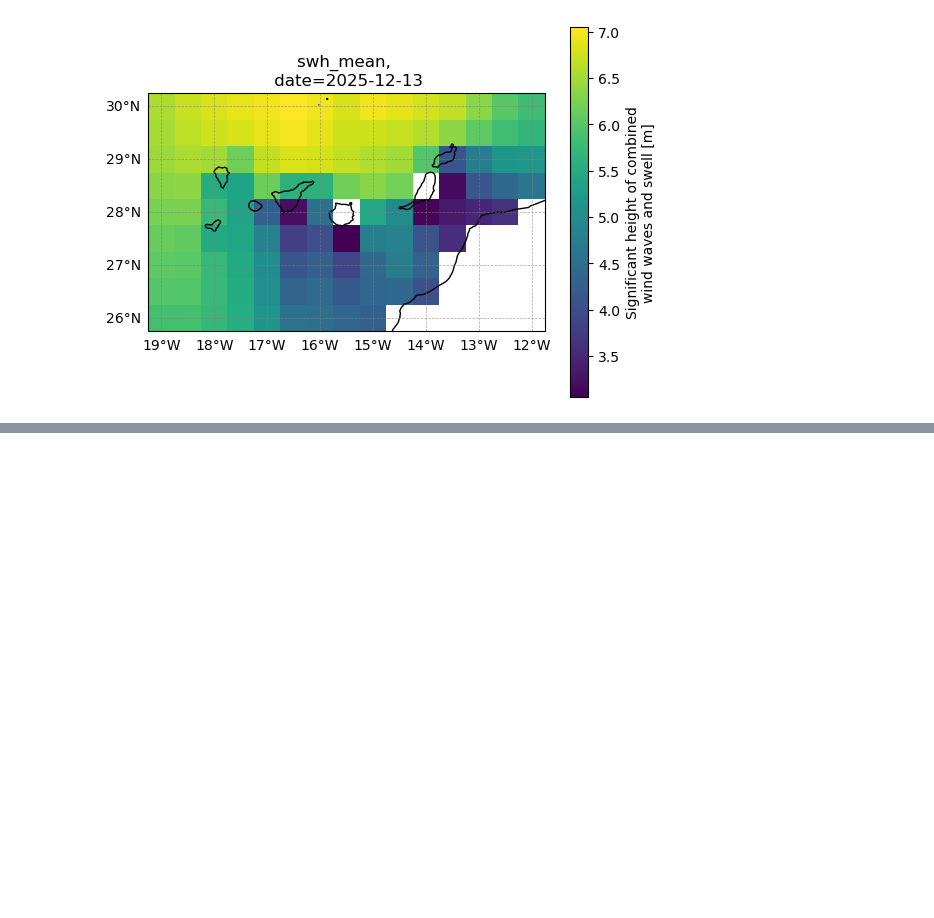
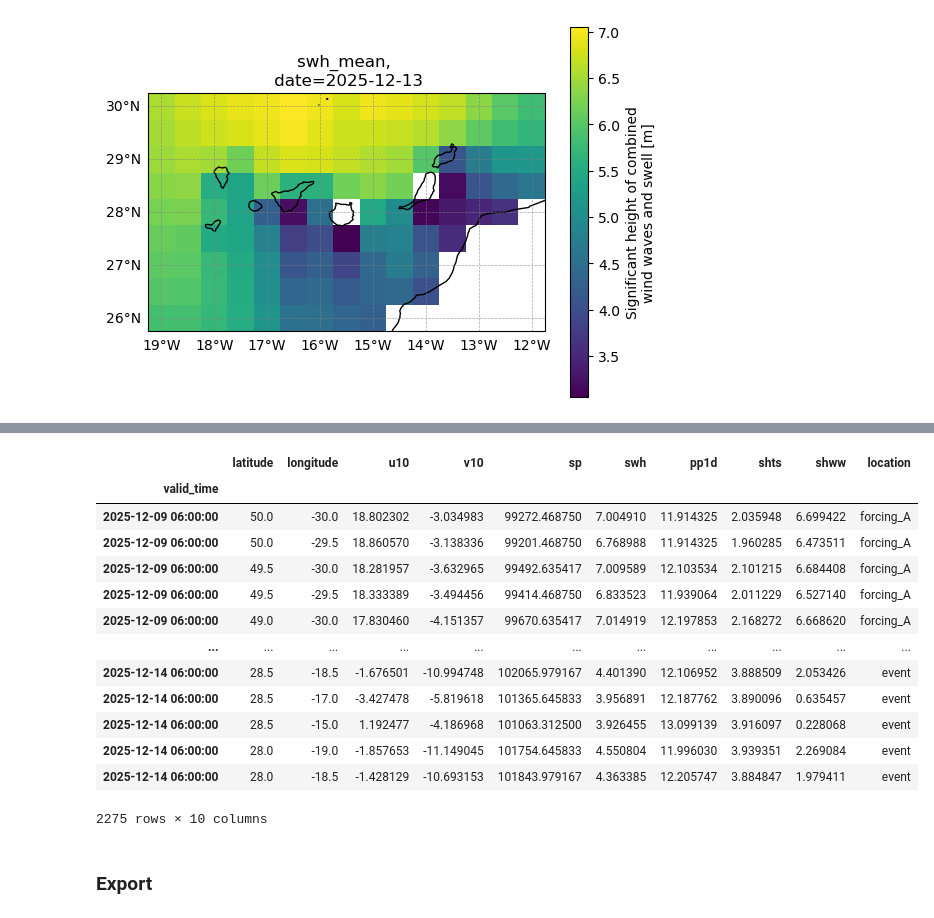
Before and after one commit to AnurovaPrykhodko/Atmospheric-ocean_coupling_analysis_extreme_wave_event, a Jupyter notebook: preprocessing.ipynb, the cells around one changed output, grey strips where cells are left out. Cells and saved outputs as stored; diff of their text form; code cells hidden in the pictures; blank space fills up the shorter version.

```diff
--- a/preprocessing.ipynb
+++ b/preprocessing.ipynb
@@ -225 +274,22 @@ df
+# %%
+df_trim = pd.concat([A_trim, B_trim, event_trim])
+df_trim = df_trim.set_index('valid_time')
+df_trim
+# %% [output]
+|  | latitude | longitude | u10 | v10 | sp | swh | pp1d | shts | shww | location |
+| valid_time |  |  |  |  |  |  |  |  |  |  |
+| 2025-12-09 06:00:00 | 50.0 | -30.0 | 18.802302 | -3.034983 | 99272.468750 | 7.004910 | 11.914325 | 2.035948 | 6.699422 | forcing_A |
+| 2025-12-09 06:00:00 | 50.0 | -29.5 | 18.860570 | -3.138336 | 99201.468750 | 6.768988 | 11.914325 | 1.960285 | 6.473511 | forcing_A |
+| 2025-12-09 06:00:00 | 49.5 | -30.0 | 18.281957 | -3.632965 | 99492.635417 | 7.009589 | 12.103534 | 2.101215 | 6.684408 | forcing_A |
+| 2025-12-09 06:00:00 | 49.5 | -29.5 | 18.333389 | -3.494456 | 99414.468750 | 6.833523 | 11.939064 | 2.011229 | 6.527140 | forcing_A |
+| 2025-12-09 06:00:00 | 49.0 | -30.0 | 17.830460 | -4.151357 | 99670.635417 | 7.014919 | 12.197853 | 2.168272 | 6.668620 | forcing_A |
+| ... | ... | ... | ... | ... | ... | ... | ... | ... | ... | ... |
+| 2025-12-14 06:00:00 | 28.5 | -18.5 | -1.676501 | -10.994748 | 102065.979167 | 4.401390 | 12.106952 | 3.888509 | 2.053426 | event |
+| 2025-12-14 06:00:00 | 28.5 | -17.0 | -3.427478 | -5.819618 | 101365.645833 | 3.956891 | 12.187762 | 3.890096 | 0.635457 | event |
+| 2025-12-14 06:00:00 | 28.5 | -15.0 | 1.192477 | -4.186968 | 101063.312500 | 3.926455 | 13.099139 | 3.916097 | 0.228068 | event |
+| 2025-12-14 06:00:00 | 28.0 | -19.0 | -1.857653 | -11.149045 | 101754.645833 | 4.550804 | 11.996030 | 3.939351 | 2.269084 | event |
+| 2025-12-14 06:00:00 | 28.0 | -18.5 | -1.428129 | -10.693153 | 101843.979167 | 4.363385 | 12.205747 | 3.884847 | 1.979411 | event |
+2275 rows × 10 columns
+# %% [markdown]
+### Export
 # %%
```
Also changed, not shown: parts of 12 cells of this notebook.
